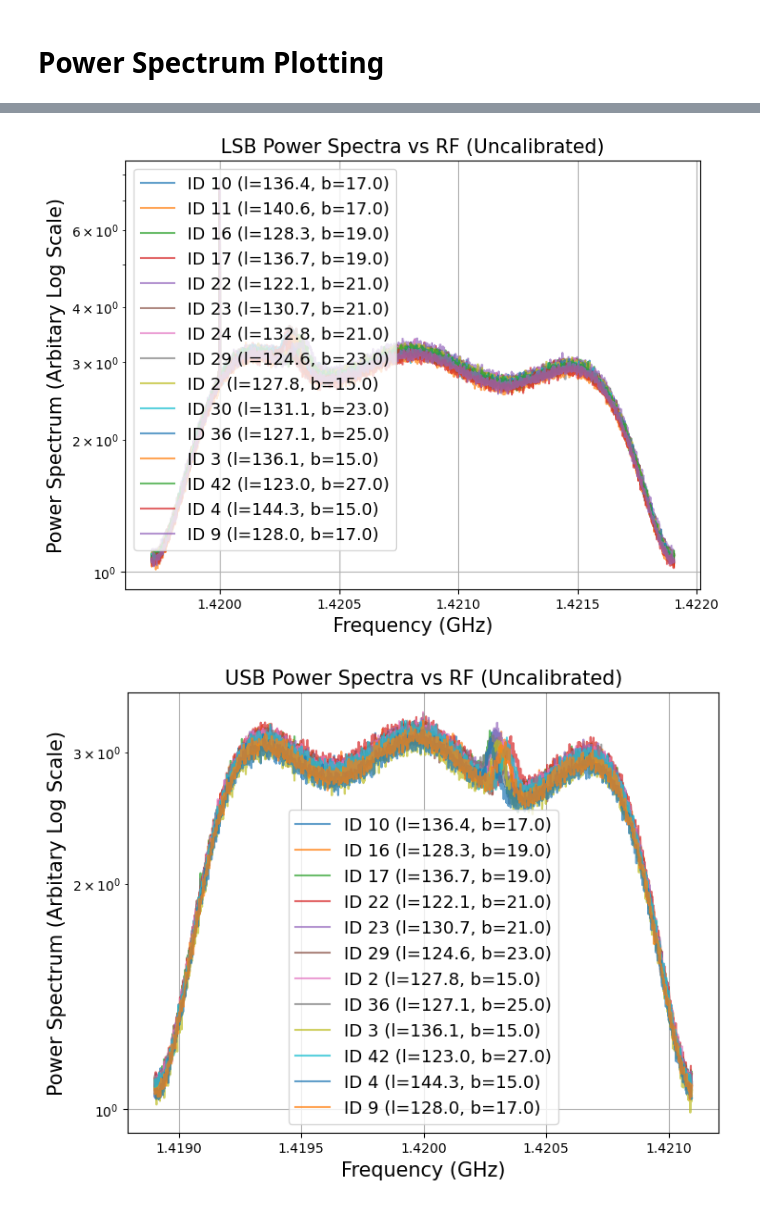
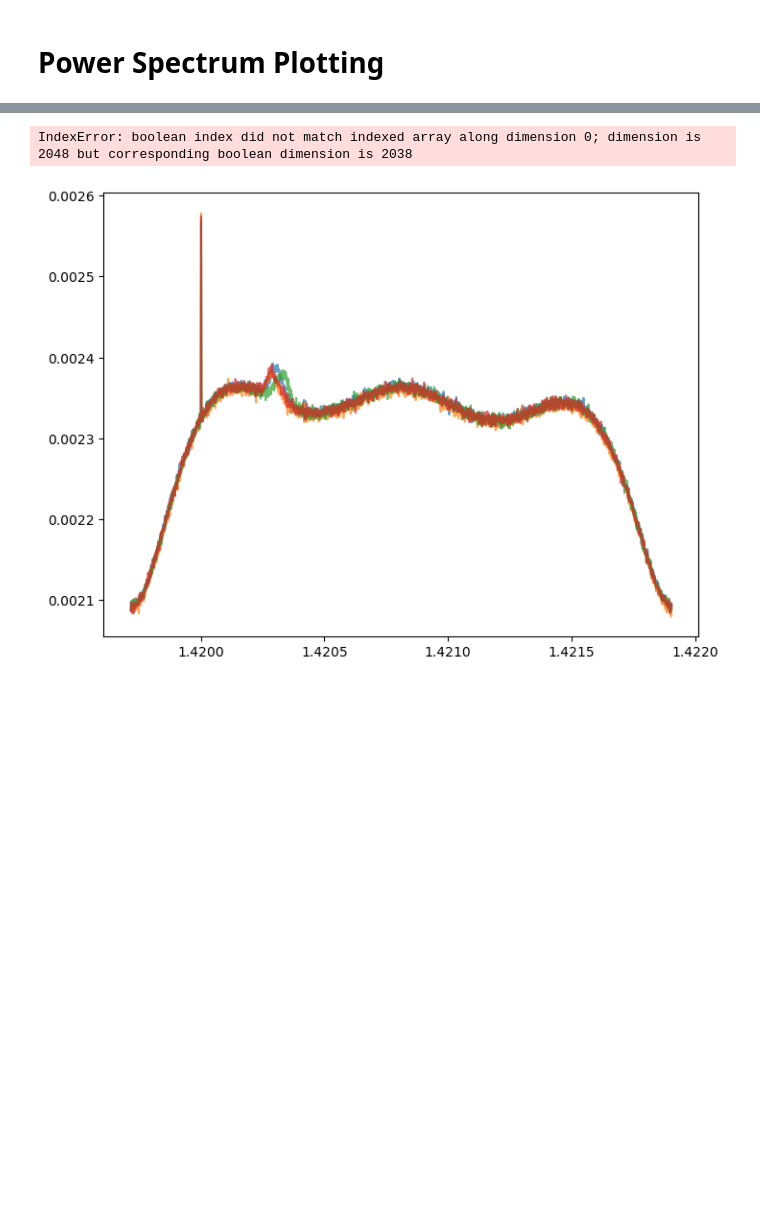
Before and after one commit to Brandon102002/ugastro, a Jupyter notebook: lab_4_analysis.ipynb, the cells around one changed output, grey strips where cells are left out. Drawn from its saved outputs; the diff is of its cells as text; code cells hidden in the pictures; blank space fills up the shorter version.

Commit message:
working on fixing spike in LSB graph

```diff
--- a/lab_4_analysis.ipynb
+++ b/lab_4_analysis.ipynb
@@ -67,17 +67,6 @@ def extractSdrData(sdr_0_paths, sdr_1_paths, normalize=False, pickling=False):
 
 def subtractMean(data):
     return data - np.mean(data)
-# %%
-sdr_0_prefix, sdr_1_prefix = "4_22_1\\pol0\\", "4_22_1\\pol1\\"
-paths = [f"obs_{i}_science.npy" for i in range(44)]
-
-sdr_0_paths = [sdr_0_prefix + path for path in paths]
-sdr_1_paths = [sdr_1_prefix + path for path in paths]
-
-sdr_data = extractSdrData(sdr_0_paths, sdr_1_paths, normalize=False)
-
-points = [i for i in range(0, len(sdr_data[0]))]
-cal_ids = [i for i in range(0, len(sdr_data[0]), 4)]
 # %%
 @dataclass
 class PointData:
@@ -136,9 +125,11 @@ def extractSdrPoints(base_path, normalize=False, correction="") -> Dict[int, Dic
                         if mode == "LSB":
                             point.LSB = spectrum
                             point.USB = None
+                            point.is_calibration = False
                         elif mode == "USB":
                             point.USB = spectrum
                             point.LSB = None
+                            point.is_calibration = False
                         elif mode == "cal_on":
                             point.USB = spectrum
                             point.is_calibration = True
@@ -164,35 +155,39 @@ print(len(data_4_25[0]["calibration"]))
 # %% [output]
 30
 12
+# %%
+LO_USB = 1420e6
+LO_LSB = 1420.81150357e6
+B = 12e6
+SAMPLE_RATE = 2.2e6
+WINDOW = 2048
+bounds=(5, -5)
 # %% [markdown]
 # Power Spectrum Plotting
 # %%
-LO_USB = 1420e6
-LO_LSB = 1420.81150357e6
-B = 12e6
-SAMPLE_RATE = 2.2e6
-WINDOW = 2048
-bounds = (2, -4)
-
-def plot_power_spectra(points, which="USB", LO=LO_USB, normalize=False, xlim=None, ylim=None, title_extra=""):
+def plot_power_spectra(points, which="USB", LO=LO_USB, spike_mask_range=None, normalize=False, xlim=None, ylim=None, title_extra=""):
     plt.figure(figsize=graphSizeSingle)
 
     freqs = fftfreq(WINDOW, 1/SAMPLE_RATE) + LO
     freqs = fftshift((freqs))[bounds[0]:bounds[1]]
+    #freqs = freqs[bounds[0]:bounds[1]]
 
     for point in points:
         spectrum = getattr(point, which)
         if spectrum is None:
             continue    # Skip
 
+        if spike_mask_range and (point.id in (9, 22)):
+            spectrum = mask_and_resample_spike(freqs, spectrum, spike_mask_range)
         spectrum = spectrum - np.mean(spectrum) if normalize else spectrum
-        spectrum = fftshift(spectrum[bounds[0]:bounds[1]])
+        spectrum = fftshift(np.log(spectrum[bounds[0]:bounds[1]]))
+        #spectrum = np.log(spectrum[bounds[0]:bounds[1]])
         label = f"ID {point.id} (l={point.l:.1f}, b={point.b:.1f})"
         plt.plot(freqs / 1e9, spectrum / 4e3, label=label, alpha=0.7)
 
     plt.xlabel("Frequency (GHz)", fontsize=axisSize)
     plt.ylabel("Power Spectrum (Arbitary Log Scale)", fontsize=axisSize)
-    plt.yscale("log")
+    #plt.yscale("log")
     plt.xlim(xlim)
     plt.ylim(ylim)
     plt.legend(fontsize=legendSize)
@@ -201,10 +196,35 @@ def plot_power_spectra(points, which="USB", LO=LO_USB, normalize=False, xlim=Non
     plt.grid()
     plt.show()
 
-#plot_power_spectrum(sdr_data[0], points)
-#plot_power_spectrum(sdr_data[1], points)
+def mask_and_resample_spike(freqs, spectrum, spike_range):
+    low, high = spike_range
+    center_freq = (low + high) / 2
 
+    mask_left = (freqs >= low) & (freqs < center_freq)
+    mask_right = (freqs >= center_freq) & (freqs <= high)
+
+    # Find nearest neighbors outside the mask
+    idx_left = np.where(freqs < low)[0]
+    idx_right = np.where(freqs > high)[0]
+
+    if len(idx_left) > 0:
+        val_left = spectrum[idx_left[-1]]  # last good point before spike
+    else:
+        val_left = spectrum[0]
+
+    if len(idx_right) > 0:
+        val_right = spectrum[idx_right[0]]  # first good point after spike
+    else:
+        val_right = spectrum[-1]
+
+    cleaned = np.copy(spectrum)
+    cleaned[mask_left] = val_left
+    cleaned[mask_right] = val_right
+
+    return cleaned
+
+mask = (1.41995e9, 1.42005e9)
 plot_power_spectra(data_4_25[0]["normal"], which="USB", LO=LO_USB)
-plot_power_spectra(data_4_25[0]["normal"], which="LSB", LO=LO_LSB)
+plot_power_spectra(data_4_25[0]["normal"], which="LSB", LO=LO_LSB, spike_mask_range=mask)
 plot_power_spectra(data_4_25[0]["calibration"], which="USB", LO=LO_USB)
 # %% [output]
@@ -212,5 +232,5 @@ plot_power_spectra(data_4_25[0]["calibration"], which="USB", LO=LO_USB)
+IndexError: boolean index did not match indexed array along dimension 0; dimension is 2048 but corresponding boolean dimension is 2038
-[figure, old version]
+[figure, new version]
-[figure, removed]
 # %%
 def onlineOfflineSpectra(points, normalize=False) -> Dict[Tuple[float, float], Dict[str, np.ndarray]]:
     temp_storage: Dict[Tuple[float, float], Dict[str, np.ndarray]] = {}
```
Also changed, not shown: parts of 4 cells of this notebook.
